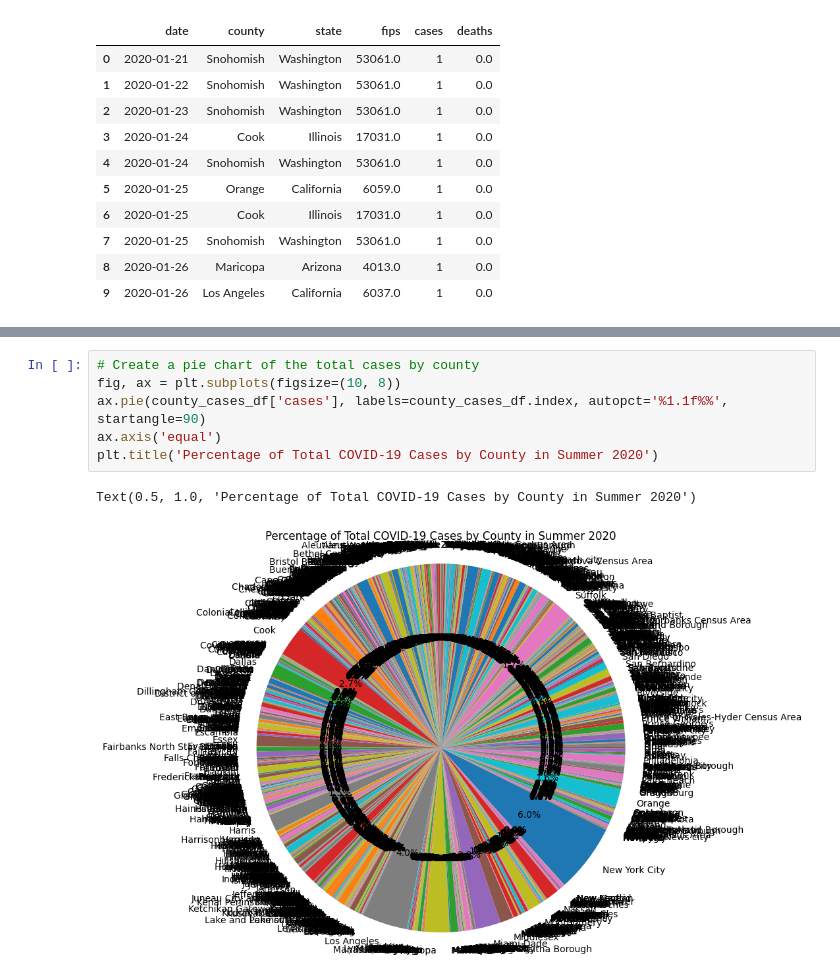
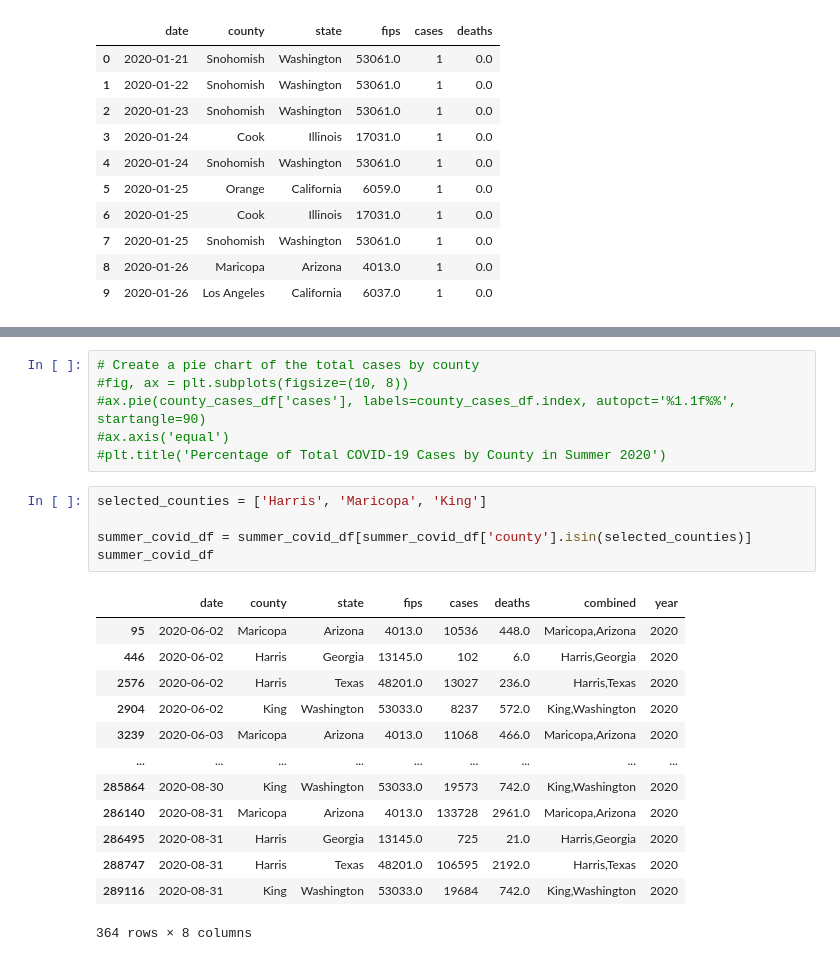
Before and after one commit to ryankracaw/project-one, a Jupyter notebook: Summer.ipynb, the cells around one changed output, grey strips where cells are left out. Drawn from its saved outputs; the diff is of its cells as text.

```diff
--- a/Summer.ipynb
+++ b/Summer.ipynb
@@ -205,9 +200,25 @@ R-squared: 0.0038
 # %%
 # Create a pie chart of the total cases by county
-fig, ax = plt.subplots(figsize=(10, 8))
-ax.pie(county_cases_df['cases'], labels=county_cases_df.index, autopct='%1.1f%%', startangle=90)
-ax.axis('equal')
-plt.title('Percentage of Total COVID-19 Cases by County in Summer 2020')
+#fig, ax = plt.subplots(figsize=(10, 8))
+#ax.pie(county_cases_df['cases'], labels=county_cases_df.index, autopct='%1.1f%%', startangle=90)
+#ax.axis('equal')
+#plt.title('Percentage of Total COVID-19 Cases by County in Summer 2020')
-# %% [output]
-Text(0.5, 1.0, 'Percentage of Total COVID-19 Cases by County in Summer 2020')
-[figure, removed]
+# %%
+selected_counties = ['Harris', 'Maricopa', 'King']
+
+summer_covid_df = summer_covid_df[summer_covid_df['county'].isin(selected_counties)]
+summer_covid_df
+# %% [output]
+|  | date | county | state | fips | cases | deaths | combined | year |
+| 95 | 2020-06-02 | Maricopa | Arizona | 4013.0 | 10536 | 448.0 | Maricopa,Arizona | 2020 |
+| 446 | 2020-06-02 | Harris | Georgia | 13145.0 | 102 | 6.0 | Harris,Georgia | 2020 |
+| 2576 | 2020-06-02 | Harris | Texas | 48201.0 | 13027 | 236.0 | Harris,Texas | 2020 |
+| 2904 | 2020-06-02 | King | Washington | 53033.0 | 8237 | 572.0 | King,Washington | 2020 |
+| 3239 | 2020-06-03 | Maricopa | Arizona | 4013.0 | 11068 | 466.0 | Maricopa,Arizona | 2020 |
+| ... | ... | ... | ... | ... | ... | ... | ... | ... |
+| 285864 | 2020-08-30 | King | Washington | 53033.0 | 19573 | 742.0 | King,Washington | 2020 |
+| 286140 | 2020-08-31 | Maricopa | Arizona | 4013.0 | 133728 | 2961.0 | Maricopa,Arizona | 2020 |
+| 286495 | 2020-08-31 | Harris | Georgia | 13145.0 | 725 | 21.0 | Harris,Georgia | 2020 |
+| 288747 | 2020-08-31 | Harris | Texas | 48201.0 | 106595 | 2192.0 | Harris,Texas | 2020 |
+| 289116 | 2020-08-31 | King | Washington | 53033.0 | 19684 | 742.0 | King,Washington | 2020 |
+364 rows × 8 columns
```
Also changed, not shown: parts of 14 cells of this notebook.
